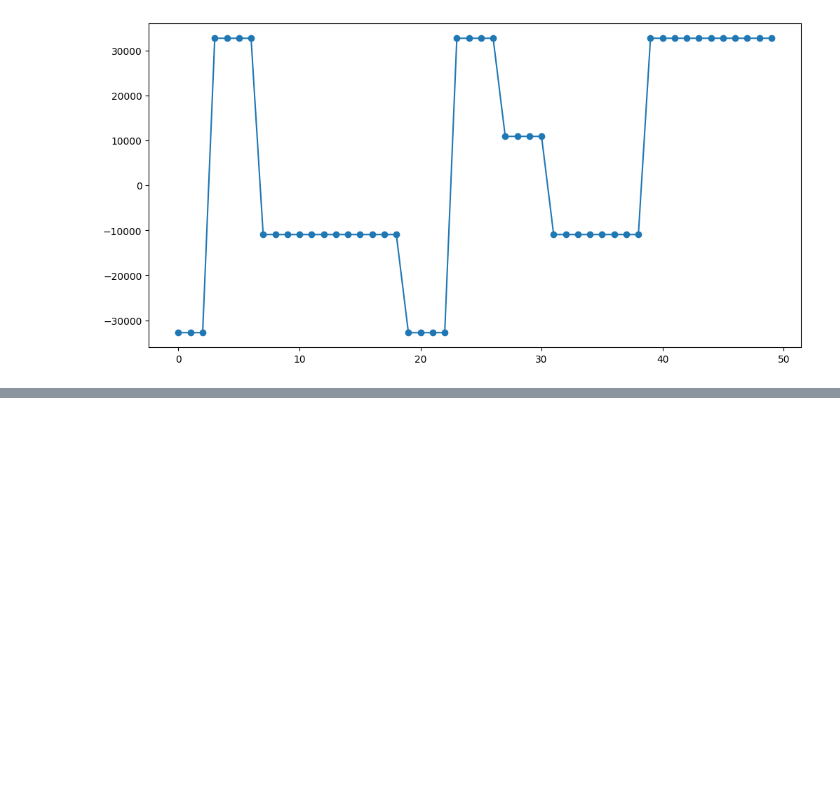
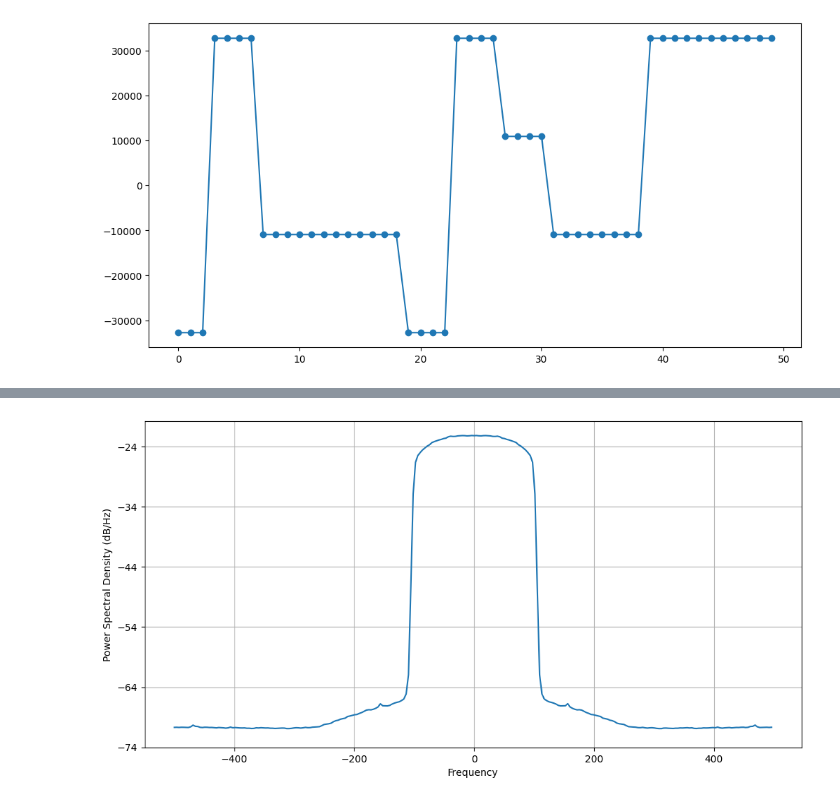
Before and after one commit to LucasLobo7/TCC, a Jupyter notebook: Equipamentos/Simulacao_Completa.ipynb, the cells around one changed output, grey strips where cells are left out. Cells and saved outputs as stored; diff of their text form; code cells hidden in the pictures; blank space fills up the shorter version.

```diff
--- a/Equipamentos/Simulacao_Completa.ipynb
+++ b/Equipamentos/Simulacao_Completa.ipynb
@@ -318,0 +317,4 @@ len(y)/(nsimbolos)/SPS
+# %%
+x,p,l = plt.psd(pnorm(y2-np.mean(y2)),Fs=1e-6/(t2[1]-t2[0]),sides='twosided')
+# %% [output]
+[figure, added]
```
Also changed, not shown: parts of 18 cells of this notebook, 2 other files.
